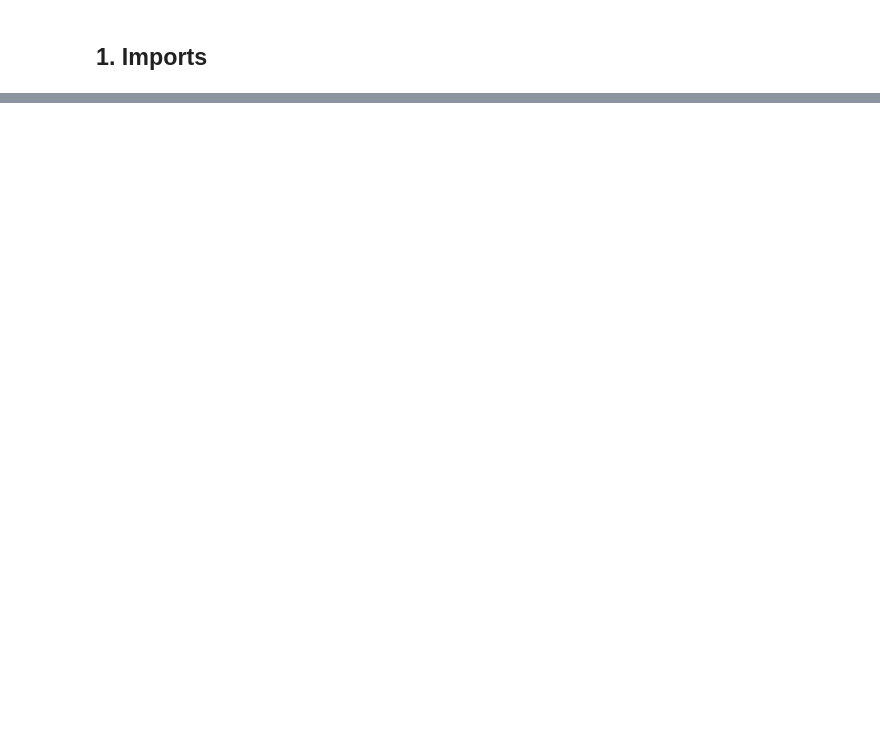
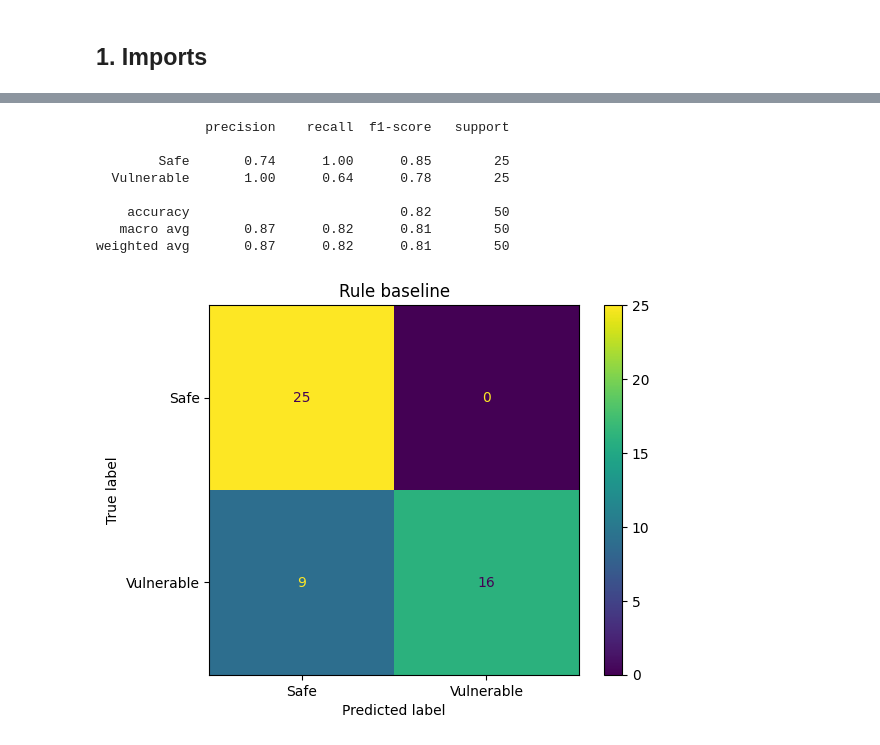
Before and after one commit to sak3y/XSS-Detector, a Jupyter notebook: xss_detector.ipynb, the cells around one changed output, grey strips where cells are left out. Saved outputs shown, nothing was run; the diff lists cells and outputs as text; code cells hidden in the pictures; blank space fills up the shorter version.

```diff
--- a/xss_detector.ipynb
+++ b/xss_detector.ipynb
@@ -883,0 +248,37 @@ print(f'  Missed by Semgrep only (LR catches): {sorted(sg_fn - lr_fn)}')
+# %%
+UNSAFE_SINKS = ['innerHTML', 'outerHTML', 'document.write', 'document.writeln', 'insertAdjacentHTML']
+SOURCES      = ['location.search', 'location.hash', 'location.href',
+                'document.referrer', '.value', 'props.']
+SANITISERS   = ['DOMPurify', 'sanitize', 'createTextNode', 'textContent', 'innerText']
+
+def rule_baseline(code):
+    # if any sanitiser shows up at all, just call it safe (conservative shortcut)
+    if any(s in code for s in SANITISERS):
+        return 0
+    for sink in UNSAFE_SINKS:
+        i = code.find(sink)
+        while i != -1:
+            window = code[max(0, i-120):i+120]
+            if any(src in window for src in SOURCES):
+                return 1
+            i = code.find(sink, i+1)
+    return 0
+
+baseline_preds = [rule_baseline(c) for c in df.iloc[test_idx]['code']]
+
+print(classification_report(y_test, baseline_preds, target_names=['Safe','Vulnerable']))
+ConfusionMatrixDisplay(confusion_matrix(y_test, baseline_preds),
+                       display_labels=['Safe','Vulnerable']).plot()
+plt.title('Rule baseline')
+plt.savefig('./data/cm_rule.png')
+plt.show()
+# %% [output]
+              precision    recall  f1-score   support
+
+        Safe       0.74      1.00      0.85        25
+  Vulnerable       1.00      0.64      0.78        25
+
+    accuracy                           0.82        50
+   macro avg       0.87      0.82      0.81        50
+weighted avg       0.87      0.82      0.81        50
+[figure, added]
```
Also changed, not shown: parts of 70 cells of this notebook, 6 other files.
